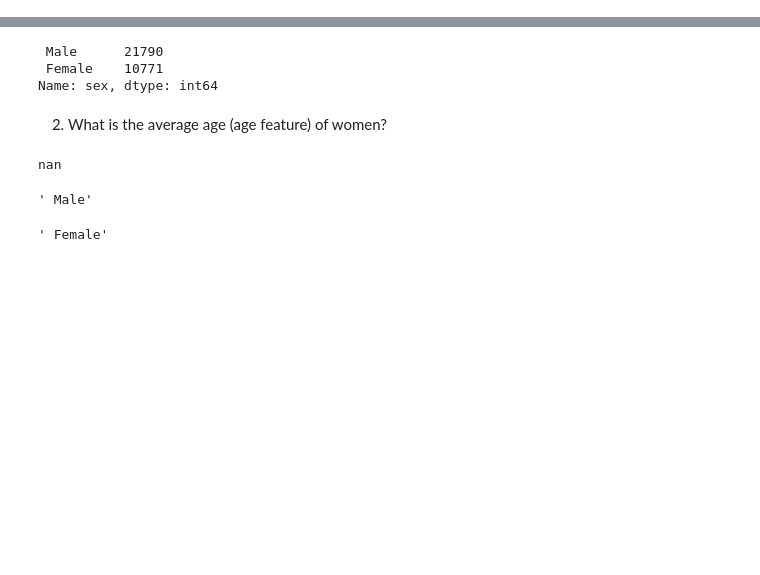
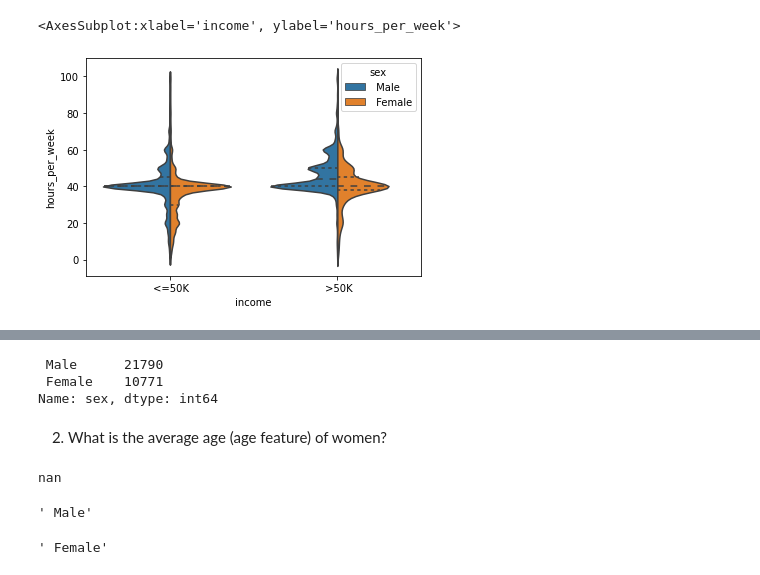
Before and after one commit to pecu/PL, a Jupyter notebook: HW1/HW1.ipynb, the cells around one changed output, grey strips where cells are left out. Saved outputs shown, nothing was run; the diff lists cells and outputs as text; code cells hidden in the pictures; blank space fills up the shorter version.

```diff
--- a/HW1/HW1.ipynb
+++ b/HW1/HW1.ipynb
@@ -53,0 +102,5 @@ sns.violinplot(data=age_income, x="income", y="age")
+# %%
+sns.violinplot(data=data, x="income", y="hours_per_week", hue="sex", split=True, inner="quart")
+# %% [output]
+<AxesSubplot:xlabel='income', ylabel='hours_per_week'>
+[figure, added]
```
Also changed, not shown: parts of 22 cells of this notebook.
